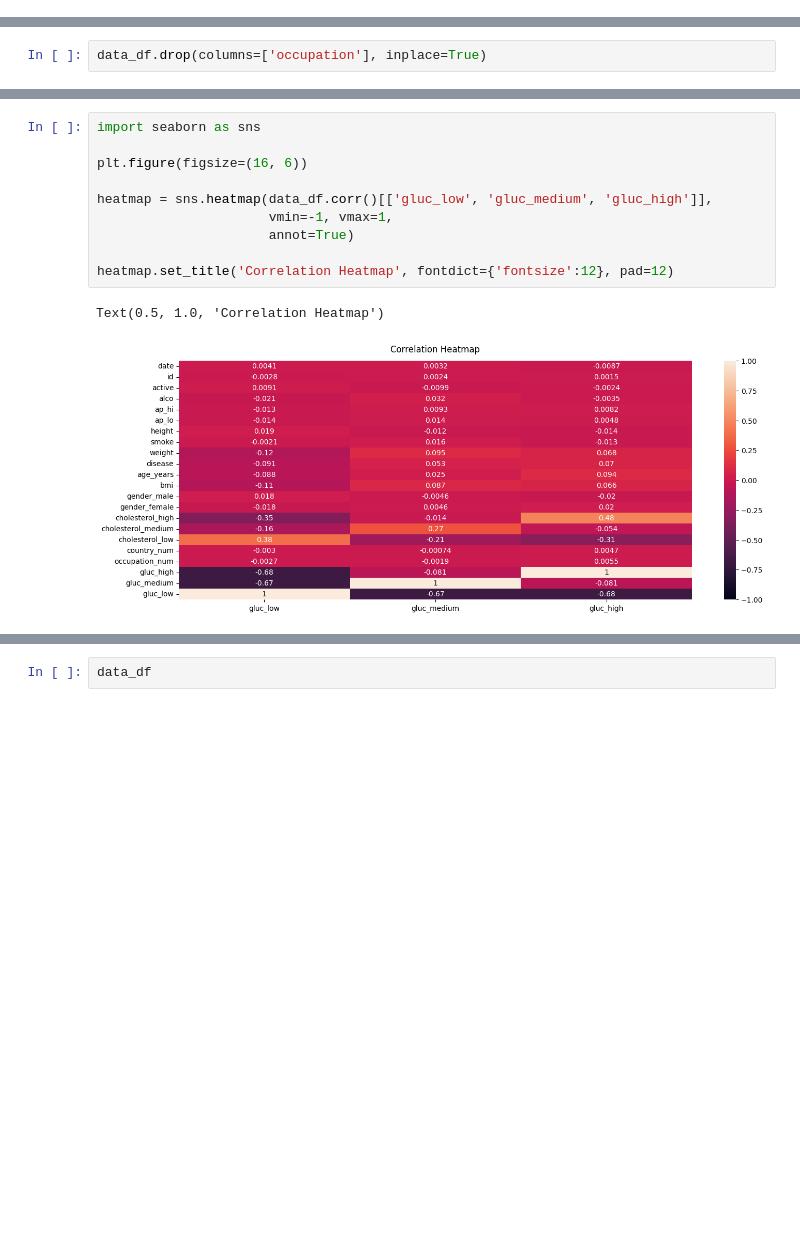
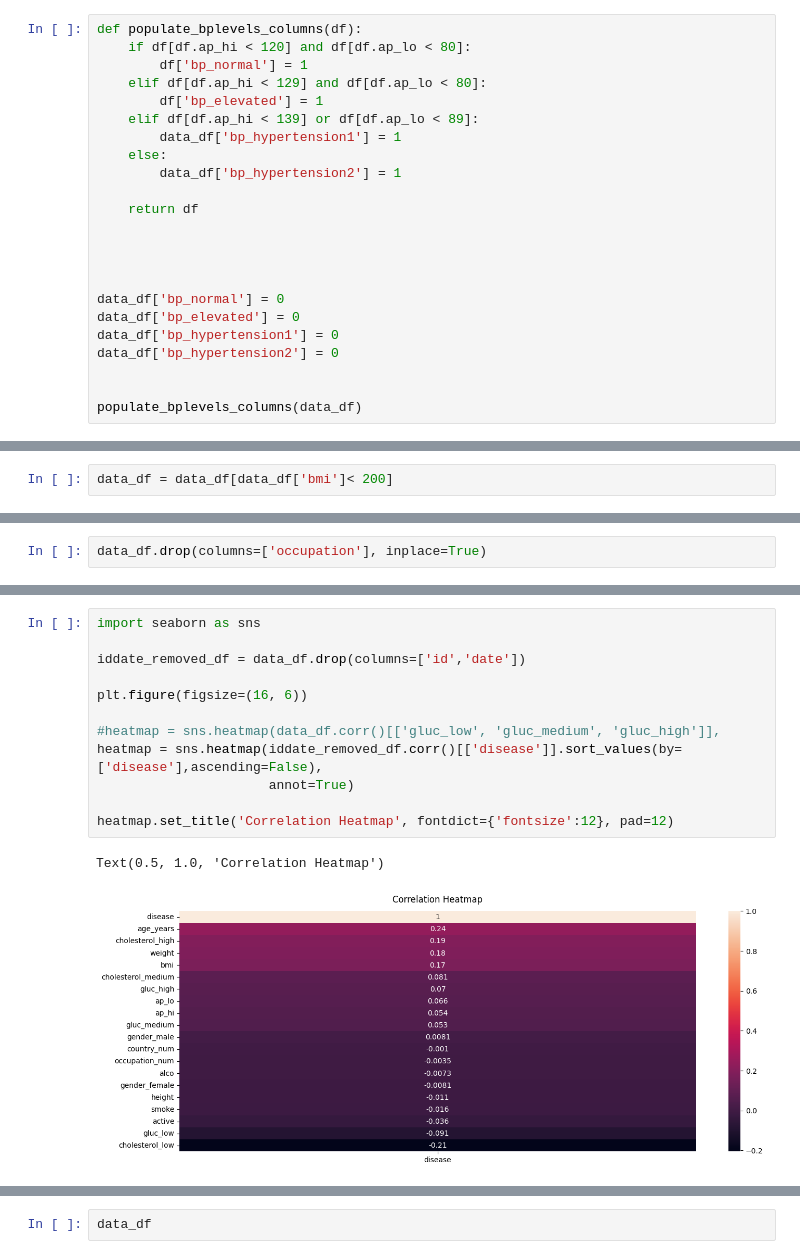
Before and after one commit to jeffatgithub/ntuchealth, a Jupyter notebook: main.ipynb, the cells around one changed output, grey strips where cells are left out. Drawn from its saved outputs; the diff is of its cells as text; blank space fills up the shorter version.

Commit message:
Added sample files and further data breakdown at work.

```diff
--- a/main.ipynb
+++ b/main.ipynb
@@ -89,0 +136,23 @@ data_df['bmi'] = data_df['weight'] / ((data_df['height'] / 100) **2)
+# %%
+def populate_bplevels_columns(df):
+    if df[df.ap_hi < 120] and df[df.ap_lo < 80]:
+        df['bp_normal'] = 1
+    elif df[df.ap_hi < 129] and df[df.ap_lo < 80]:
+        df['bp_elevated'] = 1
+    elif df[df.ap_hi < 139] or df[df.ap_lo < 89]:
+        data_df['bp_hypertension1'] = 1
+    else:
+        data_df['bp_hypertension2'] = 1
+
+    return df
+
+
+
+
+data_df['bp_normal'] = 0
+data_df['bp_elevated'] = 0
+data_df['bp_hypertension1'] = 0
+data_df['bp_hypertension2'] = 0
+
+
+populate_bplevels_columns(data_df)
@@ -90,3 +161,5 @@ data_df['bmi'] = data_df['weight'] / ((data_df['height'] / 100) **2)
+# %%
+data_df = data_df[data_df['bmi']< 200]
 # %%
 import matplotlib.pyplot as plt
 
@@ -273,13 +348,15 @@ data_df.corr()
 # %%
 import seaborn as sns
 
+iddate_removed_df = data_df.drop(columns=['id','date'])
+
 plt.figure(figsize=(16, 6))
 
-heatmap = sns.heatmap(data_df.corr()[['gluc_low', 'gluc_medium', 'gluc_high']],
-                      vmin=-1, vmax=1,
+#heatmap = sns.heatmap(data_df.corr()[['gluc_low', 'gluc_medium', 'gluc_high']],
+heatmap = sns.heatmap(iddate_removed_df.corr()[['disease']].sort_values(by=['disease'],ascending=False),
                       annot=True)
 
 heatmap.set_title('Correlation Heatmap', fontdict={'fontsize':12}, pad=12)
 # %% [output]
 Text(0.5, 1.0, 'Correlation Heatmap')
-[figure, old version]
+[figure, new version]
```
Also changed, not shown: parts of 18 cells of this notebook, 6 other files.
